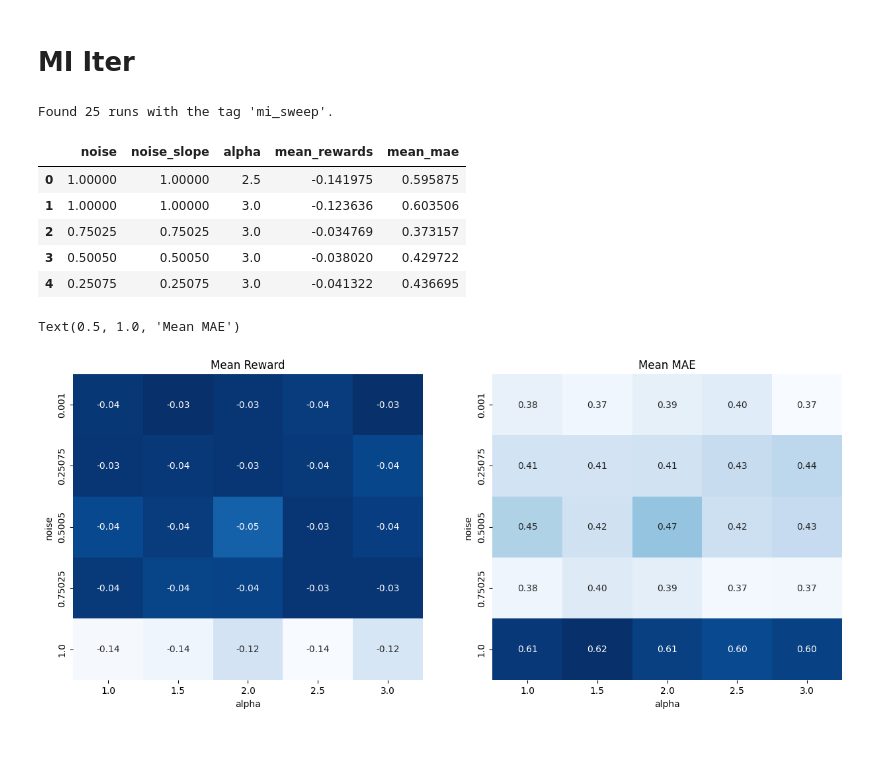
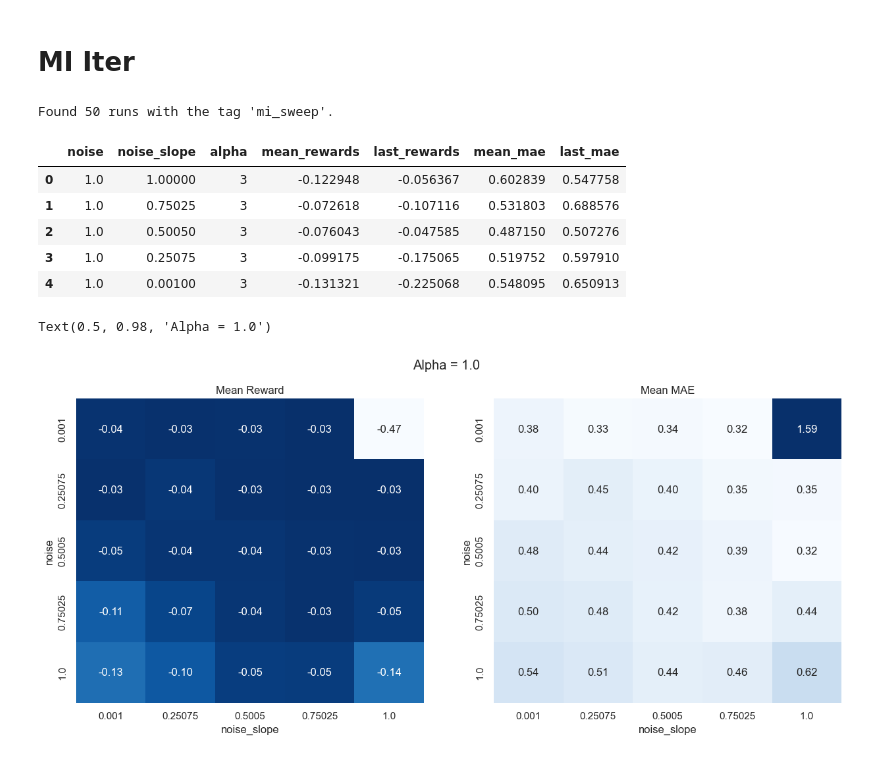
Before and after one commit to KilianFt/LIFT, a Jupyter notebook: notebooks/wandb_results_plots.ipynb, the cells around one changed output. Drawn from its saved outputs; the diff is of its cells as text; code cells hidden in the pictures.

```diff
--- a/notebooks/wandb_results_plots.ipynb
+++ b/notebooks/wandb_results_plots.ipynb
@@ -10,20 +10,22 @@ runs = api.runs("kilian/lift")
 # Teacher Prior influence
 # %%
 # Filter runs by the "beta_sweep" tag
-beta_sweep_runs = [run for run in runs if "beta_sweep" in run.tags and run.state == "finished"]
+beta_sweep_runs = [run for run in runs if "beta_sweep_2" in run.tags and run.state == "finished"]
 
 # Output the filtered runs
 print(f"Found {len(beta_sweep_runs)} runs with the tag 'beta_sweep'.")
 # %% [output]
 Found 60 runs with the tag 'beta_sweep'.
 # %%
-run_data = defaultdict(list)
+rwd_data = defaultdict(list)
+mae_data = defaultdict(list)
 
 for run in beta_sweep_runs:
     run_id = run.id
     history = run.history(samples=10000)
     beta = run.config["encoder"]["beta_2"]
-    run_data[beta].append(history.encoder_reward.values[-1])
+    rwd_data[beta].append(history.encoder_reward.values[-1])
+    mae_data[beta].append(history.encoder_mae.values[-1])
 # %%
 import pandas as pd
 import numpy as np
@@ -63,12 +82,12 @@ plt.show()
 # MI Iter
 # %%
 # Filter runs by the "beta_sweep" tag
-beta_sweep_runs = [run for run in runs if "mi_sweep" in run.tags and run.state == "finished"]
+beta_sweep_runs = [run for run in runs if "mi_sweep_2" in run.tags and run.state == "finished"]
 
 # Output the filtered runs
 print(f"Found {len(beta_sweep_runs)} runs with the tag 'mi_sweep'.")
 # %% [output]
-Found 25 runs with the tag 'mi_sweep'.
+Found 50 runs with the tag 'mi_sweep'.
 # %%
 run_data = defaultdict(list)
 
@@ -80,7 +99,9 @@ for run in beta_sweep_runs:
         "noise_slope": run.config["noise_slope_range"][-1],
         "alpha": run.config["alpha_range"][-1],
         "mean_rewards": np.nanmean(history.encoder_reward.values[1:]),
+        "last_rewards": np.nanmean(history.encoder_reward.values[-3:]),
         "mean_mae": np.nanmean(history.encoder_mae.values[1:]),
+        "last_mae": np.nanmean(history.encoder_mae.values[-3:]),
     }
     for key, value in run_results.items():
         run_data[key].append(value)
@@ -89,23 +112,26 @@ df = pd.DataFrame(run_data)
 # %%
 df.head()
 # %% [output]
-|  | noise | noise_slope | alpha | mean_rewards | mean_mae |
-| 0 | 1.00000 | 1.00000 | 2.5 | -0.141975 | 0.595875 |
-| 1 | 1.00000 | 1.00000 | 3.0 | -0.123636 | 0.603506 |
-| 2 | 0.75025 | 0.75025 | 3.0 | -0.034769 | 0.373157 |
-| 3 | 0.50050 | 0.50050 | 3.0 | -0.038020 | 0.429722 |
-| 4 | 0.25075 | 0.25075 | 3.0 | -0.041322 | 0.436695 |
+|  | noise | noise_slope | alpha | mean_rewards | last_rewards | mean_mae | last_mae |
+| 0 | 1.0 | 1.00000 | 3 | -0.122948 | -0.056367 | 0.602839 | 0.547758 |
+| 1 | 1.0 | 0.75025 | 3 | -0.072618 | -0.107116 | 0.531803 | 0.688576 |
+| 2 | 1.0 | 0.50050 | 3 | -0.076043 | -0.047585 | 0.487150 | 0.507276 |
+| 3 | 1.0 | 0.25075 | 3 | -0.099175 | -0.175065 | 0.519752 | 0.597910 |
+| 4 | 1.0 | 0.00100 | 3 | -0.131321 | -0.225068 | 0.548095 | 0.650913 |
 # %%
 import matplotlib.pyplot as plt
 import seaborn as sns
 
 fig, axs = plt.subplots(1, 2, figsize=(15, 6))
 
-sns.heatmap(df.pivot(index='noise', columns='alpha', values='mean_rewards'), annot=True, cbar=False, fmt=".2f", cmap="Blues", ax=axs[0])
-sns.heatmap(df.pivot(index='noise', columns='alpha', values='mean_mae'), annot=True, cbar=False, fmt=".2f", cmap="Blues", ax=axs[1])
+df_a1 = df[df['alpha'] == 1.0]
+
+sns.heatmap(df_a1.pivot(index='noise', columns='noise_slope', values='mean_rewards'), annot=True, cbar=False, fmt=".2f", cmap="Blues", ax=axs[0])
+sns.heatmap(df_a1.pivot(index='noise', columns='noise_slope', values='mean_mae'), annot=True, cbar=False, fmt=".2f", cmap="Blues", ax=axs[1])
 
 axs[0].set_title("Mean Reward")
 axs[1].set_title("Mean MAE")
+fig.suptitle("Alpha = 1.0")
 # %% [output]
-Text(0.5, 1.0, 'Mean MAE')
+Text(0.5, 0.98, 'Alpha = 1.0')
-[figure, old version]
+[figure, new version]
```
Also changed, not shown: parts of 5 cells of this notebook.
